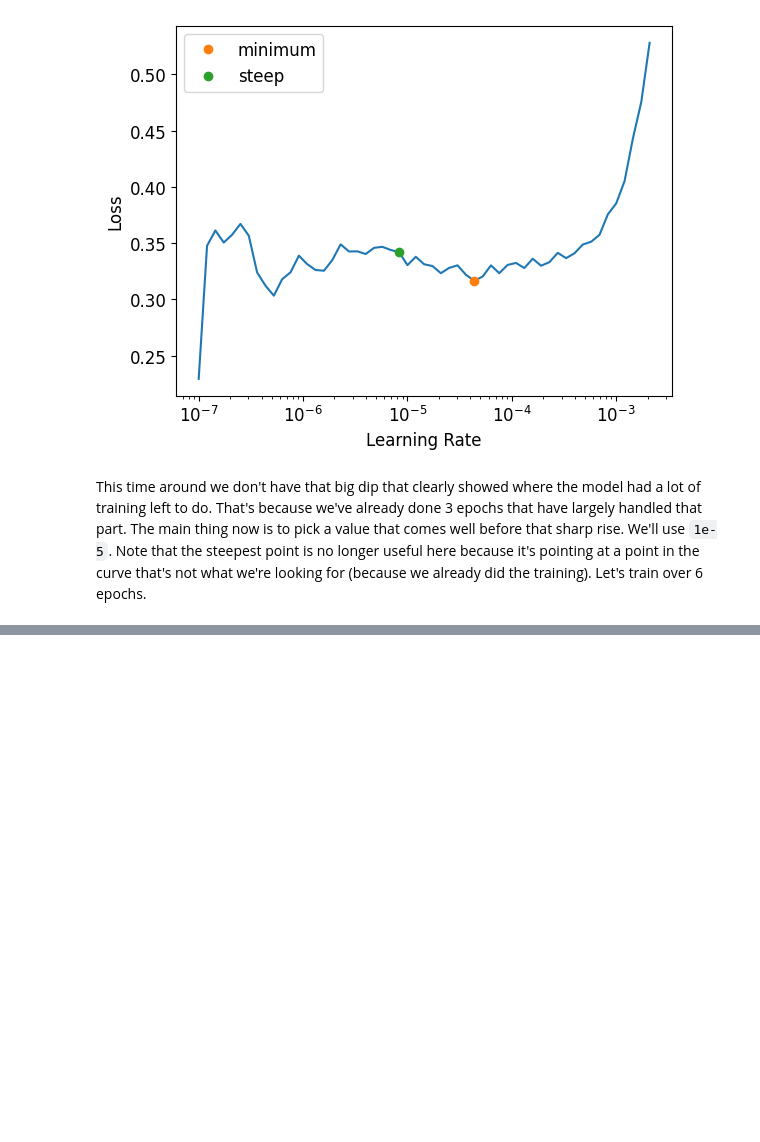
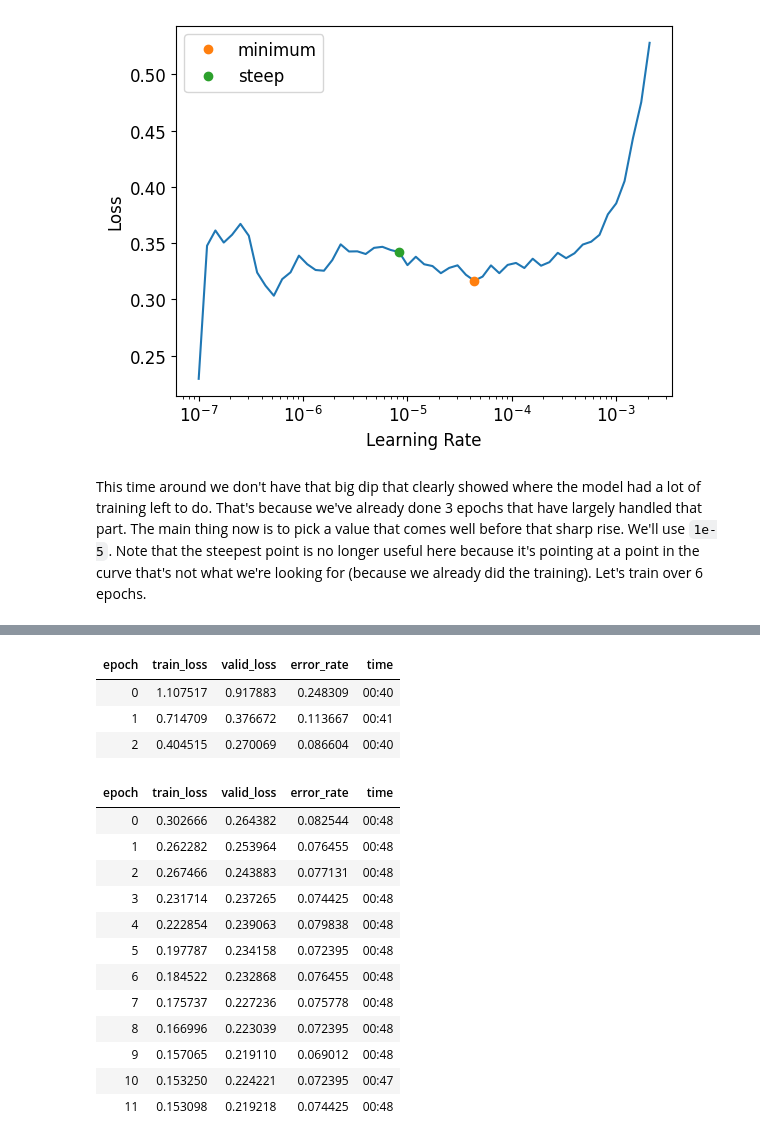
Before and after one commit to CodeWithOz/fastai-deep-learn-coders, a Jupyter notebook: ch-05-pet-breeds-pt2.ipynb, the cells around one changed output, grey strips where cells are left out. Drawn from its saved outputs; the diff is of its cells as text; code cells hidden in the pictures; blank space fills up the shorter version.

```diff
--- a/ch-05-pet-breeds-pt2.ipynb
+++ b/ch-05-pet-breeds-pt2.ipynb
@@ -682,0 +691,23 @@ We've gotten better results, which is good. However, because we unfroze all the
+# %%
+learn = vision_learner(dls, resnet34, metrics=error_rate)
+learn.fit_one_cycle(3, lr_minimum)
+learn.unfreeze()
+learn.fit_one_cycle(12, lr_max=slice(1e-6, 1e-4))
+# %% [output]
+| epoch | train_loss | valid_loss | error_rate | time |
+| 0 | 1.107517 | 0.917883 | 0.248309 | 00:40 |
+| 1 | 0.714709 | 0.376672 | 0.113667 | 00:41 |
+| 2 | 0.404515 | 0.270069 | 0.086604 | 00:40 |
+| epoch | train_loss | valid_loss | error_rate | time |
+| 0 | 0.302666 | 0.264382 | 0.082544 | 00:48 |
+| 1 | 0.262282 | 0.253964 | 0.076455 | 00:48 |
+| 2 | 0.267466 | 0.243883 | 0.077131 | 00:48 |
+| 3 | 0.231714 | 0.237265 | 0.074425 | 00:48 |
+| 4 | 0.222854 | 0.239063 | 0.079838 | 00:48 |
+| 5 | 0.197787 | 0.234158 | 0.072395 | 00:48 |
+| 6 | 0.184522 | 0.232868 | 0.076455 | 00:48 |
+| 7 | 0.175737 | 0.227236 | 0.075778 | 00:48 |
+| 8 | 0.166996 | 0.223039 | 0.072395 | 00:48 |
+| 9 | 0.157065 | 0.219110 | 0.069012 | 00:48 |
+| 10 | 0.153250 | 0.224221 | 0.072395 | 00:47 |
+| 11 | 0.153098 | 0.219218 | 0.074425 | 00:48 |
```
Also changed, not shown: parts of 10 cells of this notebook.
